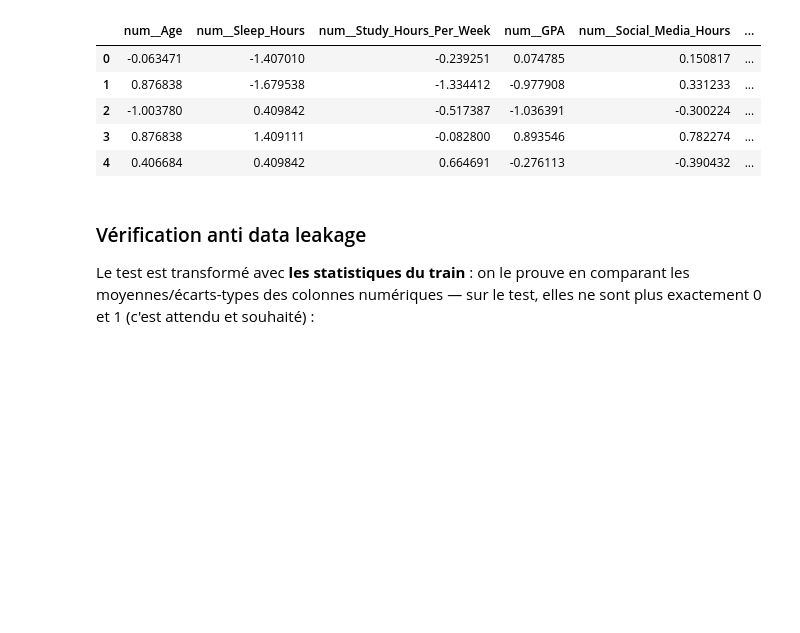
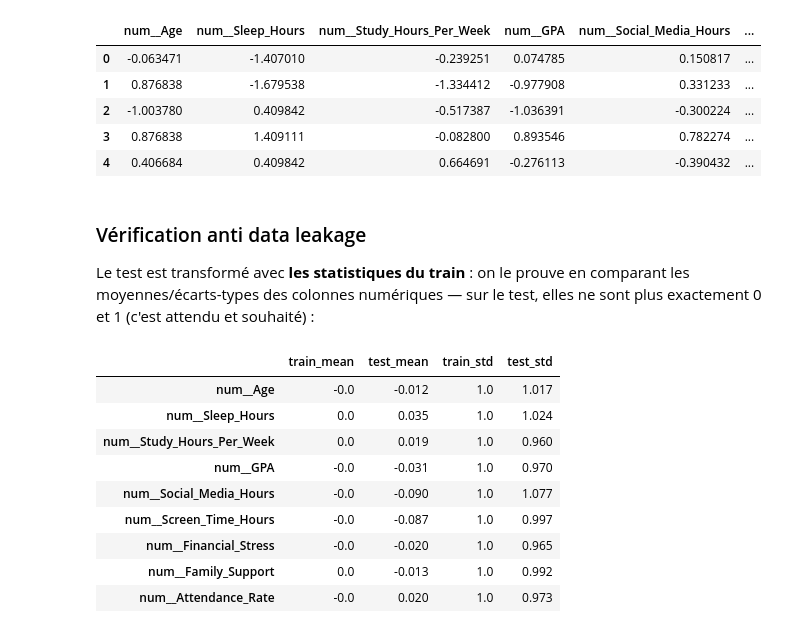
Before and after one commit to MohamedRahoumi/Pr-diction-du-risque-de-sant-mentale-chez-les-tudiants, a Jupyter notebook: notebooks/2-preprocessing.ipynb, the cells around one changed output. Cells and saved outputs as stored; diff of their text form; code cells hidden in the pictures; blank space fills up the shorter version.

```diff
--- a/notebooks/2-preprocessing.ipynb
+++ b/notebooks/2-preprocessing.ipynb
@@ -395,3 +395,24 @@ Moyenne des colonnes numériques standardisées (train) ~ 0 : 2.24e-14
 ### Vérification anti data leakage
 
 Le test est transformé avec **les statistiques du train** : on le prouve en comparant les moyennes/écarts-types des colonnes numériques — sur le test, elles ne sont plus exactement 0 et 1 (c'est attendu et souhaité) :
+# %%
+X_test_prepared_df = pd.DataFrame(X_test_prepared, columns=feature_names)
+
+verification = pd.DataFrame({
+    "train_mean": X_train_prepared_df.iloc[:, :9].mean().round(3),
+    "test_mean": X_test_prepared_df.iloc[:, :9].mean().round(3),
+    "train_std": X_train_prepared_df.iloc[:, :9].std().round(3),
+    "test_std": X_test_prepared_df.iloc[:, :9].std().round(3),
+})
+verification
+# %% [output]
+|  | train_mean | test_mean | train_std | test_std |
+| num__Age | -0.0 | -0.012 | 1.0 | 1.017 |
+| num__Sleep_Hours | 0.0 | 0.035 | 1.0 | 1.024 |
+| num__Study_Hours_Per_Week | 0.0 | 0.019 | 1.0 | 0.960 |
+| num__GPA | -0.0 | -0.031 | 1.0 | 0.970 |
+| num__Social_Media_Hours | -0.0 | -0.090 | 1.0 | 1.077 |
+| num__Screen_Time_Hours | -0.0 | -0.087 | 1.0 | 0.997 |
+| num__Financial_Stress | -0.0 | -0.020 | 1.0 | 0.965 |
+| num__Family_Support | 0.0 | -0.013 | 1.0 | 0.992 |
+| num__Attendance_Rate | -0.0 | 0.020 | 1.0 | 0.973 |
```
Also changed, not shown: parts of 3 cells of this notebook.
